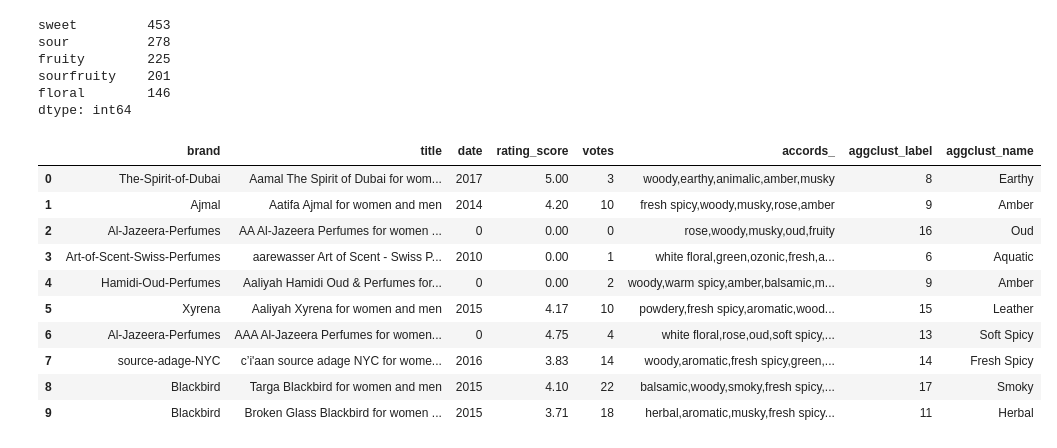
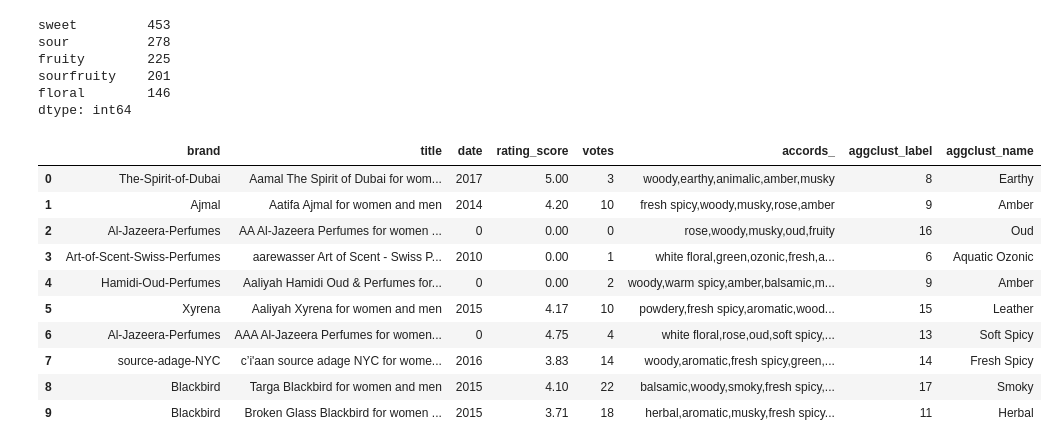
Before and after one commit to katarzynajanicka/agglomerative-fragrance-clustering, a Jupyter notebook: hierarchical-clustering.ipynb, the cells around one changed output. Saved outputs shown, nothing was run; the diff lists cells and outputs as text; code cells hidden in the pictures.

```diff
--- a/hierarchical-clustering.ipynb
+++ b/hierarchical-clustering.ipynb
@@ -464,35 +428,35 @@ dtype: int64
 # %%
 # ordinal features mapping
 cluster_mapping = {
-    0: 'Animalic',
-    1: 'Woody',
-    2: 'Sweet',
+    0: 'Animalic Tuberose',
+    1: 'Woody Floral Powdery',
+    2: 'Sweet Woody',
     3: 'Warm Spicy',
     4: 'Green',
     5: 'Rose',
-    6: 'Aquatic',
+    6: 'Aquatic Ozonic',
     7: 'Patchouli',
     8: 'Earthy',
     9: 'Amber',
     10: 'Yellow Floral',
     11: 'Herbal',
-    12: 'Vanilla',
+    12: 'Vanilla Powdery',
     13: 'Soft Spicy',
     14: 'Fresh Spicy',
     15: 'Leather',
     16: 'Oud',
     17: 'Smoky',
-    18: 'Tropical',
-    19: 'Sweet Sour'}
+    18: 'Tropical Fruity',
+    19: 'Sweet Sour Fruity'}
 
 df['aggclust_name'] = df['aggclust_label'].map(cluster_mapping)
 df.head(10)
 # %% [output]
 |  | brand | title | date | rating_score | votes | accords_ | aggclust_label | aggclust_name |
 | 0 | The-Spirit-of-Dubai | Aamal The Spirit of Dubai for wom... | 2017 | 5.00 | 3 | woody,earthy,animalic,amber,musky | 8 | Earthy |
 | 1 | Ajmal | Aatifa Ajmal for women and men | 2014 | 4.20 | 10 | fresh spicy,woody,musky,rose,amber | 9 | Amber |
 | 2 | Al-Jazeera-Perfumes | AA Al-Jazeera Perfumes for women ... | 0 | 0.00 | 0 | rose,woody,musky,oud,fruity | 16 | Oud |
-| 3 | Art-of-Scent-Swiss-Perfumes | aarewasser Art of Scent - Swiss P... | 2010 | 0.00 | 1 | white floral,green,ozonic,fresh,a... | 6 | Aquatic |
+| 3 | Art-of-Scent-Swiss-Perfumes | aarewasser Art of Scent - Swiss P... | 2010 | 0.00 | 1 | white floral,green,ozonic,fresh,a... | 6 | Aquatic Ozonic |
 | 4 | Hamidi-Oud-Perfumes | Aaliyah Hamidi Oud & Perfumes for... | 0 | 0.00 | 2 | woody,warm spicy,amber,balsamic,m... | 9 | Amber |
 | 5 | Xyrena | Aaliyah Xyrena for women and men | 2015 | 4.17 | 10 | powdery,fresh spicy,aromatic,wood... | 15 | Leather |
 | 6 | Al-Jazeera-Perfumes | AAA Al-Jazeera Perfumes for women... | 0 | 4.75 | 4 | white floral,rose,oud,soft spicy,... | 13 | Soft Spicy |
```
Also changed, not shown: parts of 49 cells of this notebook, 1 other file.
